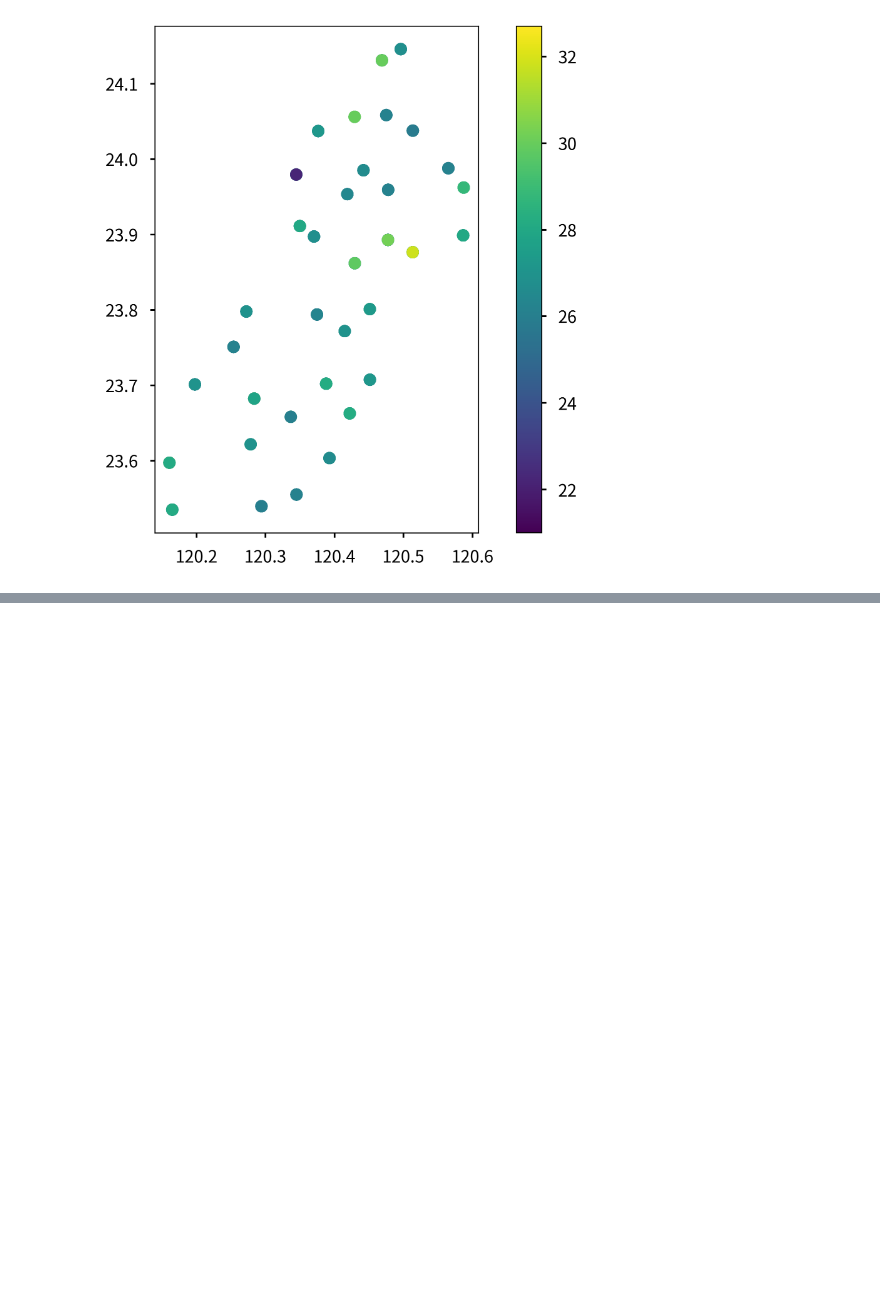
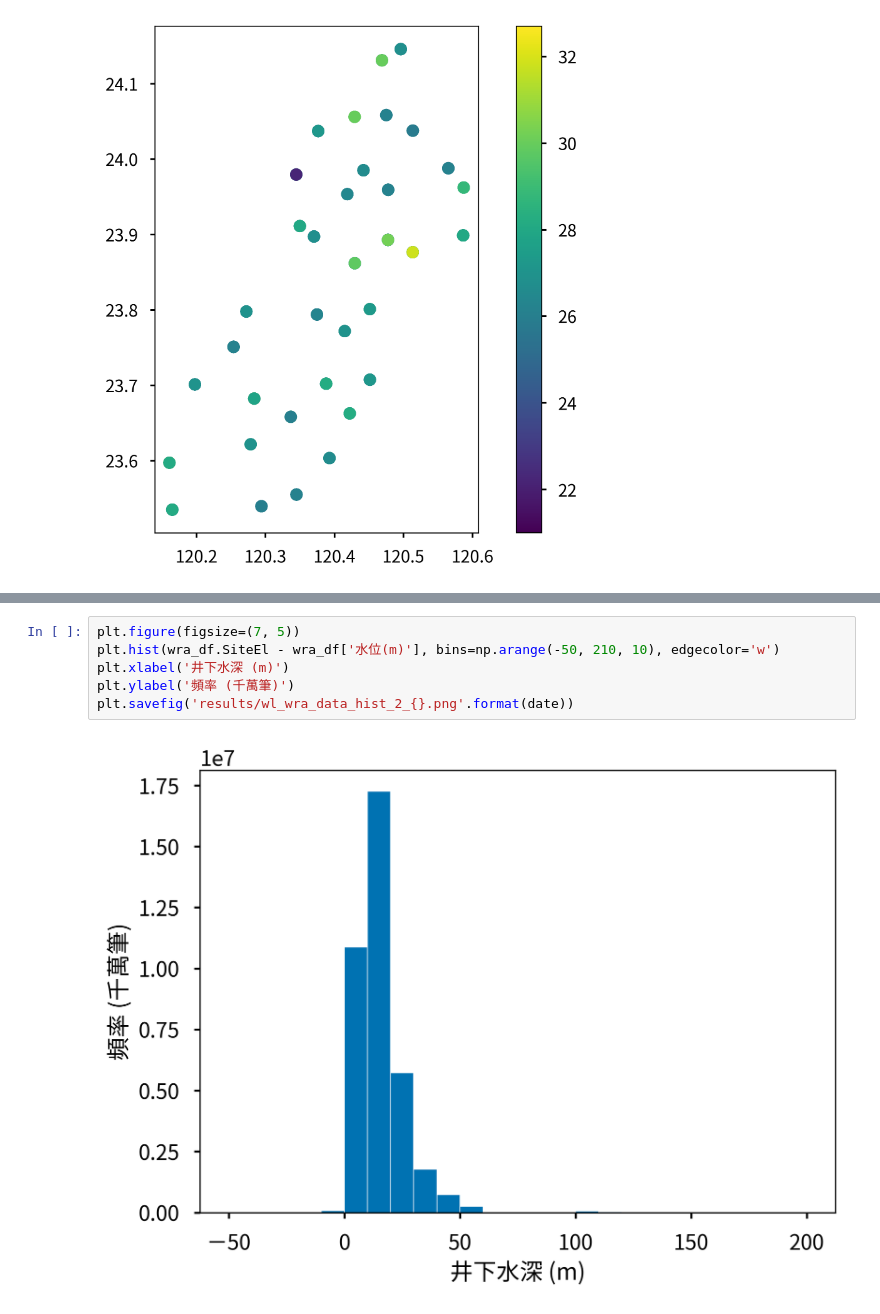
Before and after one commit to dispink/GW_NCDR, a Jupyter notebook: prepare_for_report.ipynb, the cells around one changed output, grey strips where cells are left out. Drawn from its saved outputs; the diff is of its cells as text; blank space fills up the shorter version.

```diff
--- a/prepare_for_report.ipynb
+++ b/prepare_for_report.ipynb
@@ -232,0 +262,8 @@ gdf['2000-01-01':'2002-12-31'].plot('Temp', legend=True)
+# %%
+plt.figure(figsize=(7, 5))
+plt.hist(wra_df.SiteEl - wra_df['水位(m)'], bins=np.arange(-50, 210, 10), edgecolor='w')
+plt.xlabel('井下水深 (m)')
+plt.ylabel('頻率 (千萬筆)')
+plt.savefig('results/wl_wra_data_hist_2_{}.png'.format(date))
+# %% [output]
+[figure, added]
```
Also changed, not shown: parts of 13 cells of this notebook.
